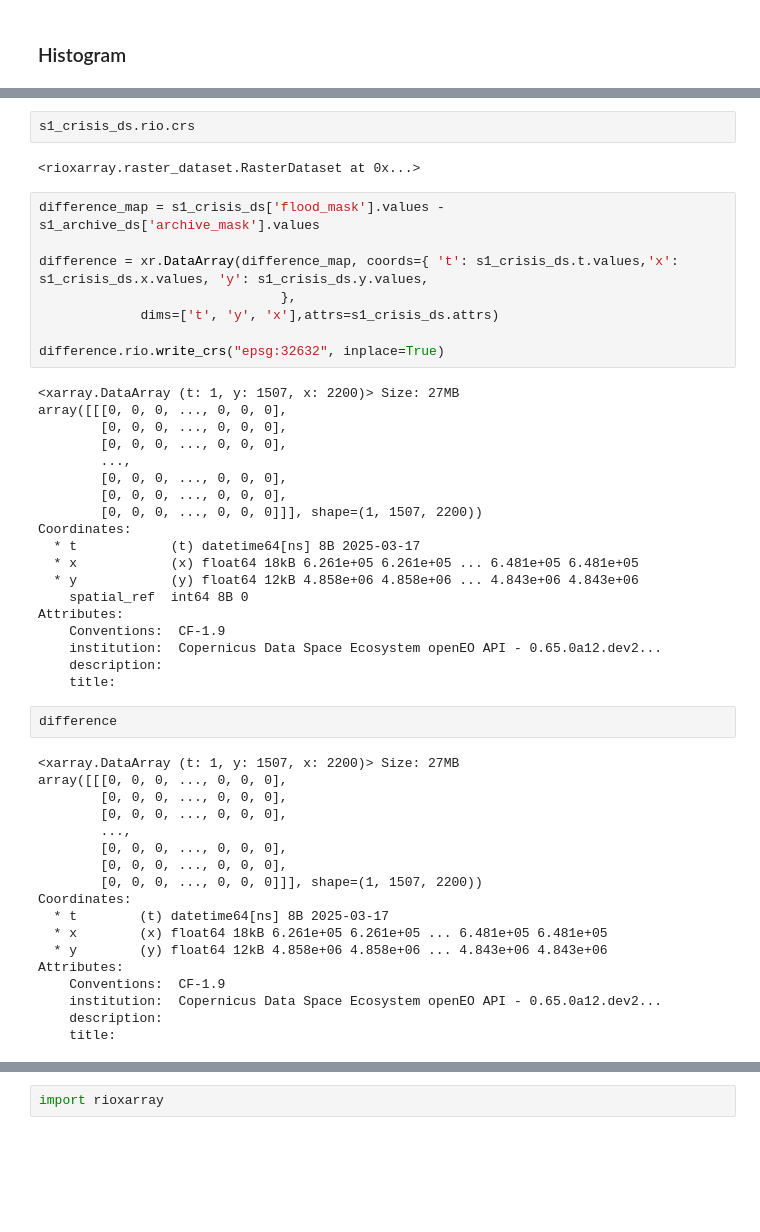
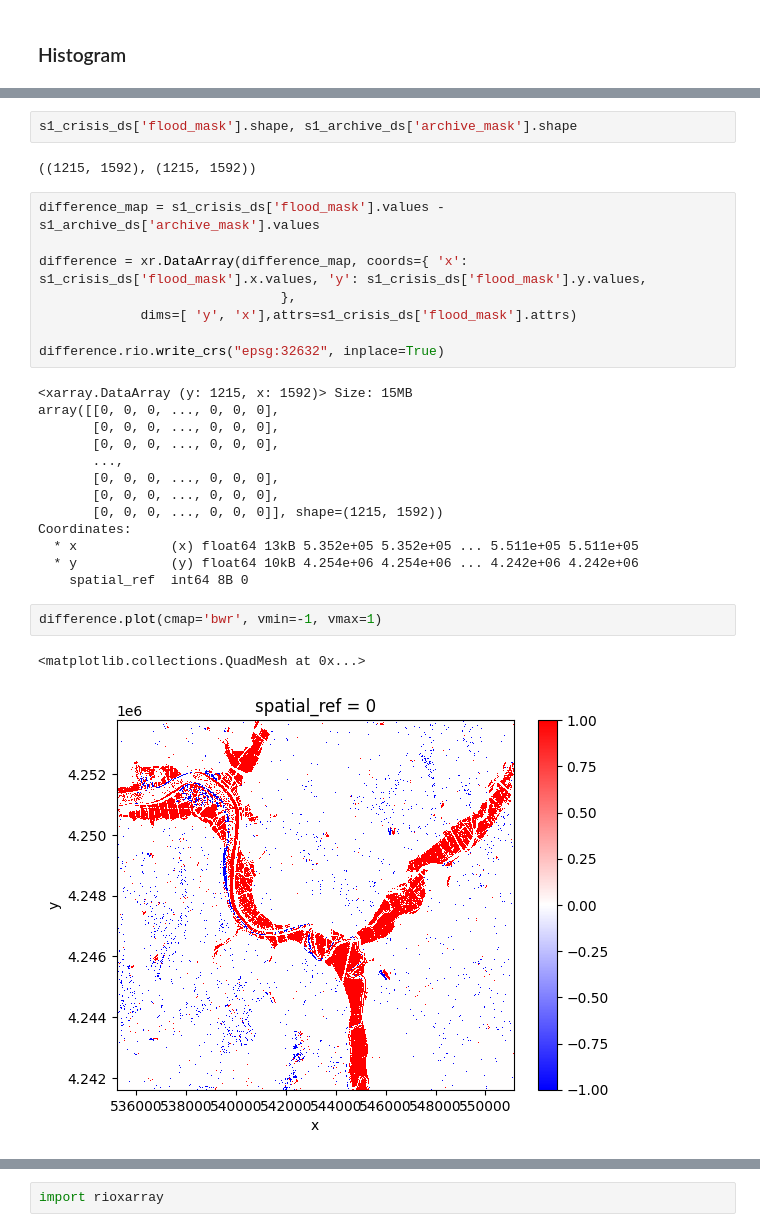
Before and after one commit to deinic/GeoCodes, a Jupyter notebook: S1_flood.ipynb, the cells around one changed output, grey strips where cells are left out. Drawn from its saved outputs; the diff is of its cells as text; blank space fills up the shorter version.

```diff
--- a/S1_flood.ipynb
+++ b/S1_flood.ipynb
@@ -130,51 +118,30 @@ Attributes:
 # %%
-s1_crisis_ds.rio.crs
+s1_crisis_ds['flood_mask'].shape, s1_archive_ds['archive_mask'].shape
 # %% [output]
-<rioxarray.raster_dataset.RasterDataset at 0x...>
+((1215, 1592), (1215, 1592))
 # %%
 difference_map = s1_crisis_ds['flood_mask'].values - s1_archive_ds['archive_mask'].values
 
-difference = xr.DataArray(difference_map, coords={ 't': s1_crisis_ds.t.values,'x': s1_crisis_ds.x.values, 'y': s1_crisis_ds.y.values,
+difference = xr.DataArray(difference_map, coords={ 'x': s1_crisis_ds['flood_mask'].x.values, 'y': s1_crisis_ds['flood_mask'].y.values,
                                },
-             dims=['t', 'y', 'x'],attrs=s1_crisis_ds.attrs)
+             dims=[ 'y', 'x'],attrs=s1_crisis_ds['flood_mask'].attrs)
 
 difference.rio.write_crs("epsg:32632", inplace=True)
 # %% [output]
-<xarray.DataArray (t: 1, y: 1507, x: 2200)> Size: 27MB
-array([[[0, 0, 0, ..., 0, 0, 0],
-        [0, 0, 0, ..., 0, 0, 0],
-        [0, 0, 0, ..., 0, 0, 0],
-        ...,
-        [0, 0, 0, ..., 0, 0, 0],
-        [0, 0, 0, ..., 0, 0, 0],
-        [0, 0, 0, ..., 0, 0, 0]]], shape=(1, 1507, 2200))
+<xarray.DataArray (y: 1215, x: 1592)> Size: 15MB
+array([[0, 0, 0, ..., 0, 0, 0],
+       [0, 0, 0, ..., 0, 0, 0],
+       [0, 0, 0, ..., 0, 0, 0],
+       ...,
+       [0, 0, 0, ..., 0, 0, 0],
+       [0, 0, 0, ..., 0, 0, 0],
+       [0, 0, 0, ..., 0, 0, 0]], shape=(1215, 1592))
 Coordinates:
-  * t            (t) datetime64[ns] 8B 2025-03-17
-  * x            (x) float64 18kB 6.261e+05 6.261e+05 ... 6.481e+05 6.481e+05
-  * y            (y) float64 12kB 4.858e+06 4.858e+06 ... 4.843e+06 4.843e+06
+  * x            (x) float64 13kB 5.352e+05 5.352e+05 ... 5.511e+05 5.511e+05
+  * y            (y) float64 10kB 4.254e+06 4.254e+06 ... 4.242e+06 4.242e+06
     spatial_ref  int64 8B 0
-Attributes:
-    Conventions:  CF-1.9
-    institution:  Copernicus Data Space Ecosystem openEO API - 0.65.0a12.dev2...
-    description:
-    title:
 # %%
-difference
+difference.plot(cmap='bwr', vmin=-1, vmax=1)
 # %% [output]
-<xarray.DataArray (t: 1, y: 1507, x: 2200)> Size: 27MB
-array([[[0, 0, 0, ..., 0, 0, 0],
-        [0, 0, 0, ..., 0, 0, 0],
-        [0, 0, 0, ..., 0, 0, 0],
-        ...,
-        [0, 0, 0, ..., 0, 0, 0],
-        [0, 0, 0, ..., 0, 0, 0],
-        [0, 0, 0, ..., 0, 0, 0]]], shape=(1, 1507, 2200))
-Coordinates:
-  * t        (t) datetime64[ns] 8B 2025-03-17
-  * x        (x) float64 18kB 6.261e+05 6.261e+05 ... 6.481e+05 6.481e+05
-  * y        (y) float64 12kB 4.858e+06 4.858e+06 ... 4.843e+06 4.843e+06
-Attributes:
-    Conventions:  CF-1.9
-    institution:  Copernicus Data Space Ecosystem openEO API - 0.65.0a12.dev2...
-    description:
-    title:
+<matplotlib.collections.QuadMesh at 0x...>
+[figure, added]
```
Also changed, not shown: parts of 23 cells of this notebook.
